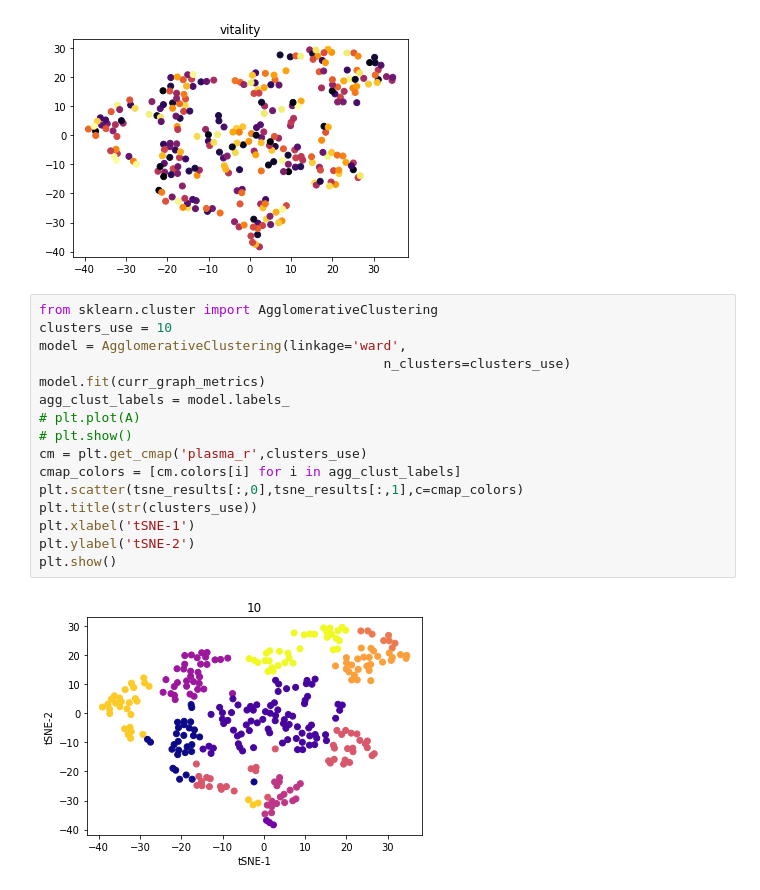
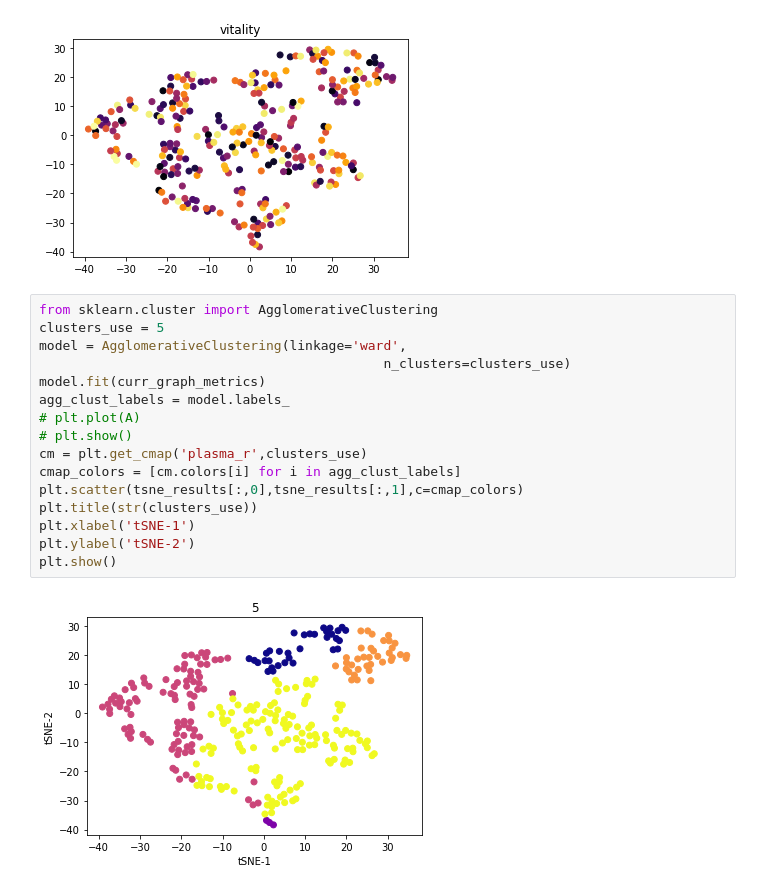
Before and after one commit to rohannramesh/Basketball_predictions, a Jupyter notebook: Team_by_team_analysis.ipynb, the cells around one changed output. Saved outputs shown, nothing was run; the diff lists cells and outputs as text.

```diff
--- a/Team_by_team_analysis.ipynb
+++ b/Team_by_team_analysis.ipynb
@@ -513,21 +520,21 @@ for j in range(0,len(graph_metrics)):
 [figure]
 # %%
 from sklearn.cluster import AgglomerativeClustering
-clusters_use = 10
+clusters_use = 5
 model = AgglomerativeClustering(linkage='ward',
                                             n_clusters=clusters_use)
 model.fit(curr_graph_metrics)
 agg_clust_labels = model.labels_
 # plt.plot(A)
 # plt.show()
 cm = plt.get_cmap('plasma_r',clusters_use)
 cmap_colors = [cm.colors[i] for i in agg_clust_labels]
 plt.scatter(tsne_results[:,0],tsne_results[:,1],c=cmap_colors)
 plt.title(str(clusters_use))
 plt.xlabel('tSNE-1')
 plt.ylabel('tSNE-2')
 plt.show()
 # %% [output]
-[figure, old version]
+[figure, new version]
 # %%
 # for each cluster lets plot all of the graphs for teams in that cluster
```
Also changed, not shown: parts of 6 cells of this notebook.
